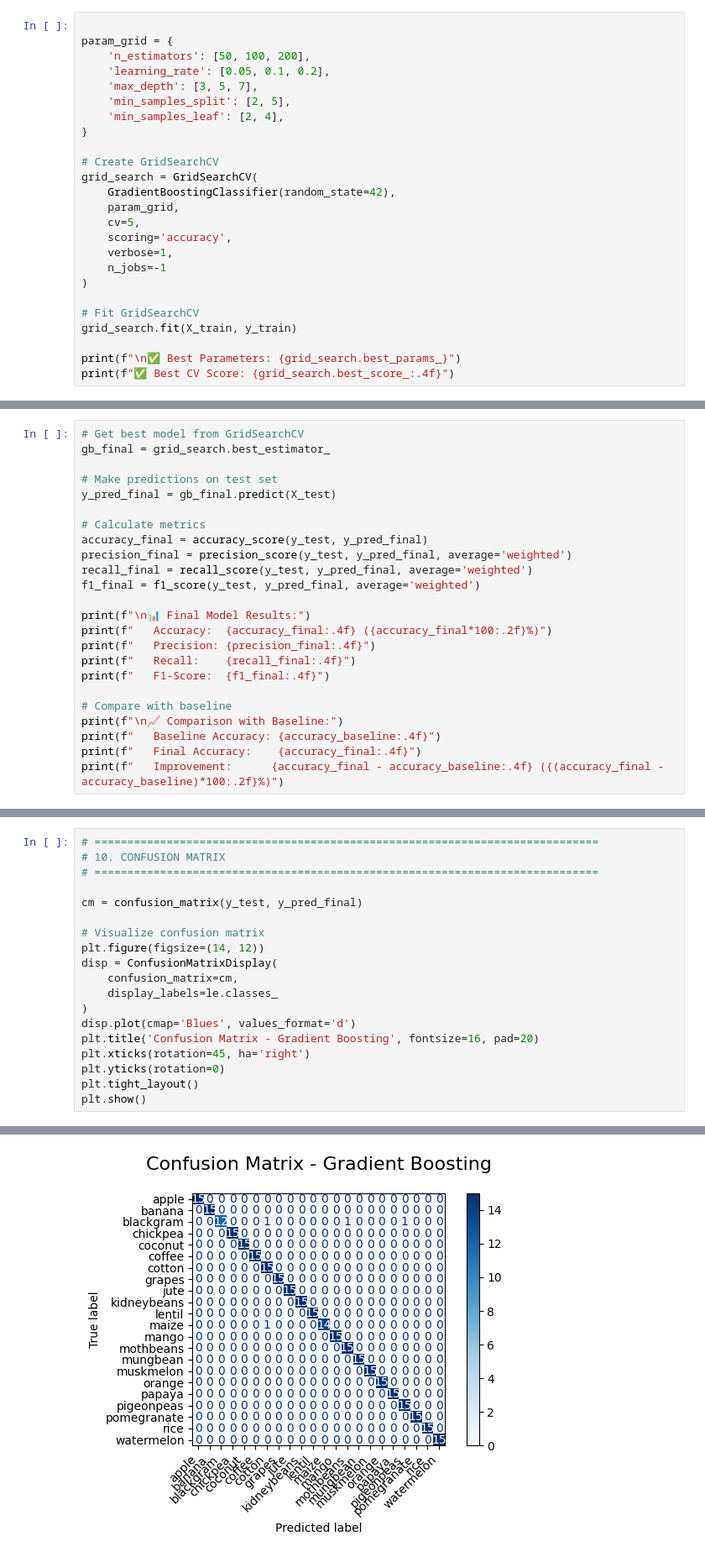
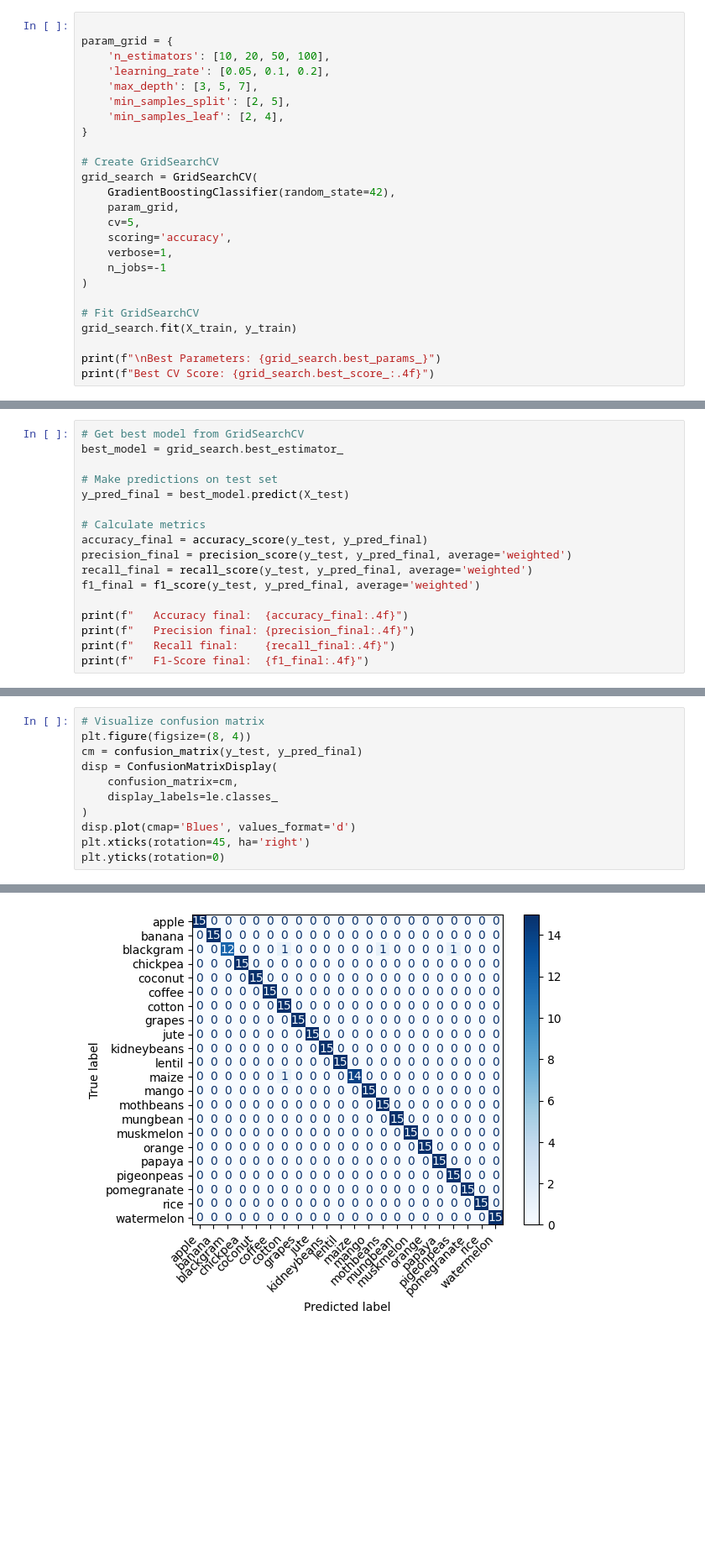
Before and after one commit to KushagraTomar/crop-recommendation-ml-system, a Jupyter notebook: notebooks/models/07_gradient_boosting.ipynb, the cells around one changed output, grey strips where cells are left out. Shown at 84% size. Cells and saved outputs as stored; diff of their text form; blank space fills up the shorter version.

Commit message:
updated model notebooks

```diff
--- a/notebooks/models/07_gradient_boosting.ipynb
+++ b/notebooks/models/07_gradient_boosting.ipynb
@@ -321,7 +94,7 @@ print(f"   Trees used: {n_trees_used}")
 # %%
 
 param_grid = {
-    'n_estimators': [50, 100, 200],
+    'n_estimators': [10, 20, 50, 100],
     'learning_rate': [0.05, 0.1, 0.2],
     'max_depth': [3, 5, 7],
     'min_samples_split': [2, 5],
@@ -341,6 +114,6 @@ grid_search = GridSearchCV(
 # Fit GridSearchCV
 grid_search.fit(X_train, y_train)
 
-print(f"\n✅ Best Parameters: {grid_search.best_params_}")
-print(f"✅ Best CV Score: {grid_search.best_score_:.4f}")
+print(f"\nBest Parameters: {grid_search.best_params_}")
+print(f"Best CV Score: {grid_search.best_score_:.4f}")
 # %% [output]
@@ -353,9 +124,9 @@ Fitting 5 folds for each of 108 candidates, totalling 540 fits
 # %%
 # Get best model from GridSearchCV
-gb_final = grid_search.best_estimator_
+best_model = grid_search.best_estimator_
 
 # Make predictions on test set
-y_pred_final = gb_final.predict(X_test)
+y_pred_final = best_model.predict(X_test)
 
 # Calculate metrics
 accuracy_final = accuracy_score(y_test, y_pred_final)
@@ -363,15 +134,8 @@ precision_final = precision_score(y_test, y_pred_final, average='weighted')
 recall_final = recall_score(y_test, y_pred_final, average='weighted')
 f1_final = f1_score(y_test, y_pred_final, average='weighted')
 
-print(f"\n📊 Final Model Results:")
-print(f"   Accuracy:  {accuracy_final:.4f} ({accuracy_final*100:.2f}%)")
-print(f"   Precision: {precision_final:.4f}")
-print(f"   Recall:    {recall_final:.4f}")
-print(f"   F1-Score:  {f1_final:.4f}")
-
-# Compare with baseline
-print(f"\n📈 Comparison with Baseline:")
-print(f"   Baseline Accuracy: {accuracy_baseline:.4f}")
-print(f"   Final Accuracy:    {accuracy_final:.4f}")
-print(f"   Improvement:      {accuracy_final - accuracy_baseline:.4f} ({(accuracy_final - accuracy_baseline)*100:.2f}%)")
+print(f"   Accuracy final:  {accuracy_final:.4f}")
+print(f"   Precision final: {precision_final:.4f}")
+print(f"   Recall final:    {recall_final:.4f}")
+print(f"   F1-Score final:  {f1_final:.4f}")
 # %% [output]
@@ -413,20 +146,12 @@ weighted avg       0.99      0.99      0.99       330
 # %%
-# =============================================================================
-# 10. CONFUSION MATRIX
-# =============================================================================
-
+# Visualize confusion matrix
+plt.figure(figsize=(8, 4))
 cm = confusion_matrix(y_test, y_pred_final)
-
-# Visualize confusion matrix
-plt.figure(figsize=(14, 12))
 disp = ConfusionMatrixDisplay(
     confusion_matrix=cm,
     display_labels=le.classes_
 )
 disp.plot(cmap='Blues', values_format='d')
-plt.title('Confusion Matrix - Gradient Boosting', fontsize=16, pad=20)
 plt.xticks(rotation=45, ha='right')
 plt.yticks(rotation=0)
-plt.tight_layout()
-plt.show()
 # %% [output]
@@ -434,4 +176,4 @@ plt.show()
-[figure, old version]
+[figure, new version]
 # %%
 import joblib
 from pathlib import Path
```
Also changed, not shown: parts of 25 cells of this notebook, 5 other files.
